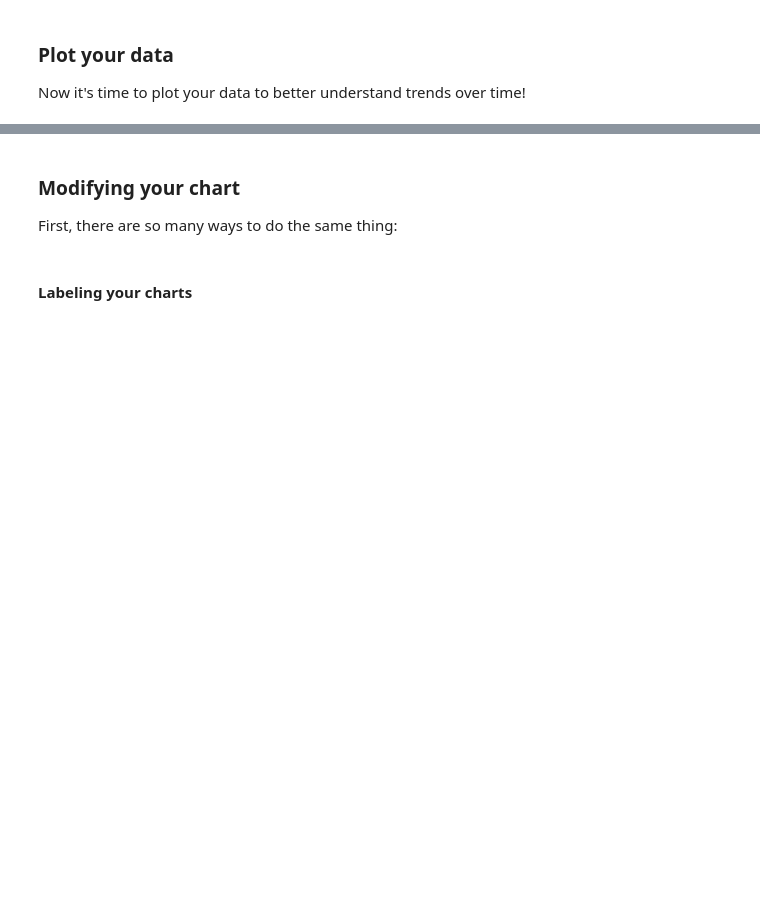
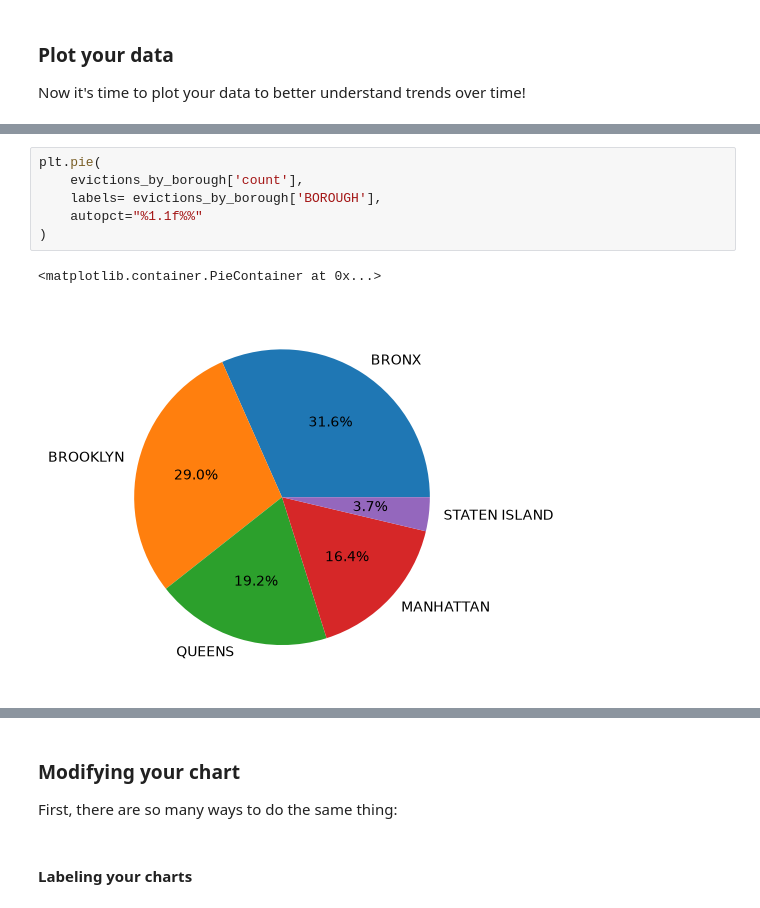
Before and after one commit to laylayounes/cuny-advanced-data-journalism-fall-2026, a Jupyter notebook: exercise-files/pandas/review_pandas_analyses/notebooks/review02-time-series-analysis-matplotlib-exercise.ipynb, the cells around one changed output, grey strips where cells are left out. Cells and saved outputs as stored; diff of their text form; blank space fills up the shorter version.

```diff
--- a/exercise-files/pandas/review_pandas_analyses/notebooks/review02-time-series-analysis-matplotlib-exercise.ipynb
+++ b/exercise-files/pandas/review_pandas_analyses/notebooks/review02-time-series-analysis-matplotlib-exercise.ipynb
@@ -27,0 +194,9 @@ Now it's time to plot your data to better understand trends over time!
+# %%
+plt.pie(
+    evictions_by_borough['count'],
+    labels= evictions_by_borough['BOROUGH'],
+    autopct="%1.1f%%"
+)
+# %% [output]
+<matplotlib.container.PieContainer at 0x...>
+[figure, added]
```
Also changed, not shown: parts of 18 cells of this notebook, 5 other files.
